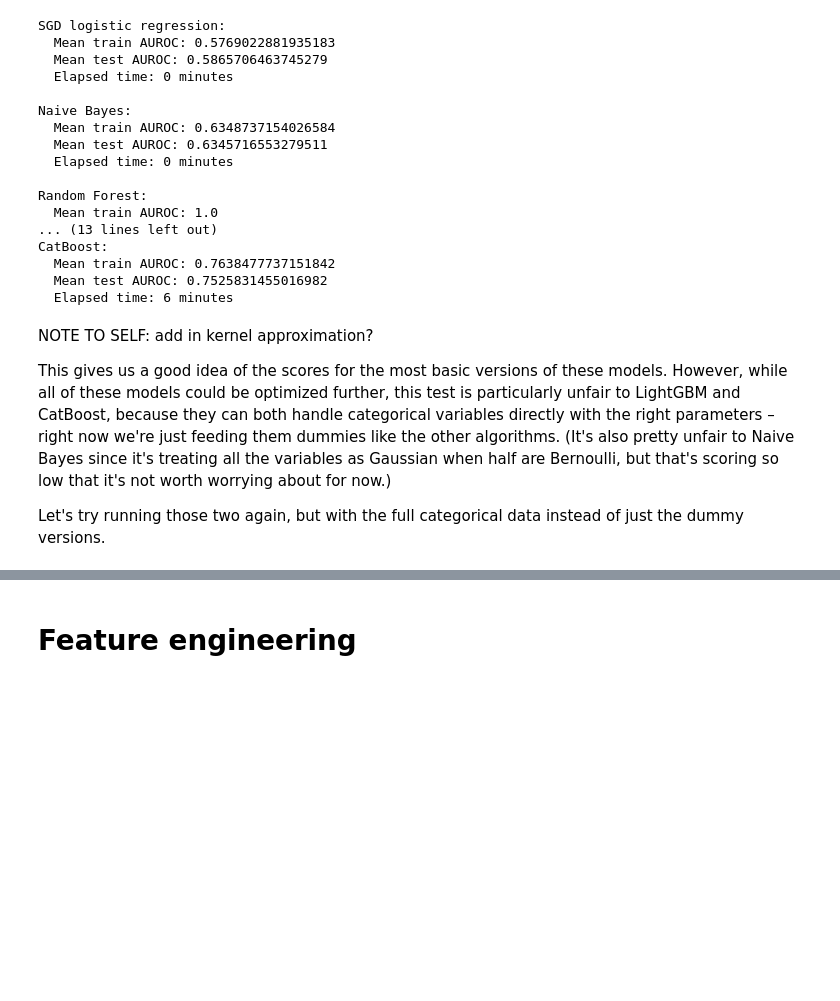
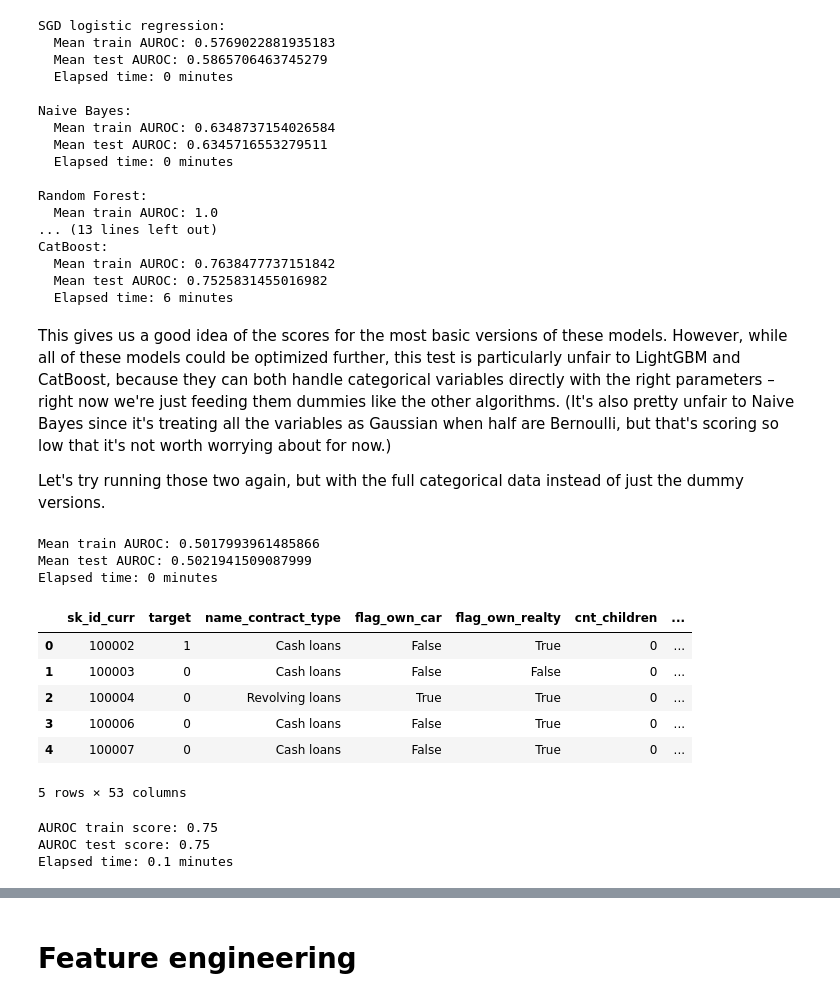
Before and after one commit to wwwslinger/drills, a Jupyter notebook: Thinkful/drills/Supervised Learning Capstone.ipynb, the cells around one changed output, grey strips where cells are left out. Saved outputs shown, nothing was run; the diff lists cells and outputs as text; code cells hidden in the pictures; blank space fills up the shorter version.

```diff
--- a/Thinkful/drills/Supervised Learning Capstone.ipynb
+++ b/Thinkful/drills/Supervised Learning Capstone.ipynb
@@ -286,8 +289,8 @@ redundant_cols = ['housing_null_count',
 apps_df.drop(redundant_cols, axis=1, inplace=True)
 apps_small_df.drop(redundant_cols, axis=1, inplace=True)
 # %%
-apps_df = pd.read_csv('apps_df.csv', index_col=0)
-apps_small_df = pd.read_csv('apps_small_df.csv', index_col=0)
+# apps_df = pd.read_csv('apps_df.csv', index_col=0)
+# apps_small_df = pd.read_csv('apps_small_df.csv', index_col=0)
 # %% [markdown]
 ### Encoding categorical variables
 
@@ -434,8 +438,6 @@ CatBoost:
   Mean test AUROC: 0.7525831455016982
   Elapsed time: 6 minutes
 # %% [markdown]
-NOTE TO SELF: add in kernel approximation?
-
 This gives us a good idea of the scores for the most basic versions of these models.  However, while all of these models could be optimized further, this test is particularly unfair to LightGBM and CatBoost, because they can both handle categorical variables directly with the right parameters – right now we're just feeding them dummies like the other algorithms.  (It's also pretty unfair to Naive Bayes since it's treating all the variables as Gaussian when half are Bernoulli, but that's scoring so low that it's not worth worrying about for now.)
 
 Let's try running those two again, but with the full categorical data instead of just the dummy versions.
@@ -476,0 +449,60 @@ print("Elapsed time:", round((time()-start)/60), 'minutes')
+# %%
+from sklearn.kernel_approximation import RBFSampler
+from sklearn.linear_model import SGDClassifier
+# http://scikit-learn.org/stable/modules/kernel_approximation.html
+
+rbf_sampler = RBFSampler(n_components=140)
+X_rbf = rbf_sampler.fit_transform(X_sm_encoded)
+sgd = SGDClassifier(alpha=.0001, random_state=11)
+testModel(sgd, X_rbf)
+# %% [output]
+Mean train AUROC: 0.5017993961485866
+Mean test AUROC: 0.5021941509087999
+Elapsed time: 0 minutes
+# %%
+apps_small_df.head()
+# %% [output]
+|  | sk_id_curr | target | name_contract_type | flag_own_car | flag_own_realty | cnt_children | ... |
+| 0 | 100002 | 1 | Cash loans | False | True | 0 | ... |
+| 1 | 100003 | 0 | Cash loans | False | False | 0 | ... |
+| 2 | 100004 | 0 | Revolving loans | True | True | 0 | ... |
+| 3 | 100006 | 0 | Cash loans | False | True | 0 | ... |
+| 4 | 100007 | 0 | Cash loans | False | True | 0 | ... |
+5 rows × 53 columns
+# %%
+from sklearn.model_selection import train_test_split
+from sklearn.metrics import roc_auc_score
+
+# LightGBM can process categorical cols IF they have integer values AND are explicitly declared in parameters
+
+# first, create dataframe with all categorical cols integer-encoded and generate a list of the names
+X_num_encoded = apps_small_df.copy()
+X_cat_indices = []
+for colname in X_num_encoded:
+    if X_num_encoded.dtypes[colname]=='object':
+        X_cat_indices.append(list(X_num_encoded.columns).index(colname))
+        X_num_encoded[colname] = mean_seq_encode(colname, 'target', X_num_encoded)
+
+X_num_encoded.drop('target', axis=1, inplace=True) # shifts the indices above, hence the ind-1 offset in next line
+X_cat_indices = [ind-1 for ind in X_cat_indices]
+
+# then create LightGBM-specific datasets with the categorical cols explicitly declared
+X_num_train, X_num_test, y_train, y_test = train_test_split(X_num_encoded, y, test_size = 1/3)
+lgbm_train = lightgbm.Dataset(X_num_train, label=y_train, categorical_feature=X_cat_indices)
+lgbm_test = lightgbm.Dataset(X_num_test, label=y_test, categorical_feature=X_cat_indices)
+
+# then test LightGBM on this dataset
+start = time()
+lgbmc = lgb.train({},lgbm_train)
+y_train_pred = lgbmc.predict(X_num_train)
+y_test_pred = lgbmc.predict(X_num_test)
+train_score = round(roc_auc_score(y_train, y_train_pred), 4)
+test_score = round(roc_auc_score(y_test, y_test_pred), 4)
+etime = round((time()-start)/60, 1)
+print("AUROC train score:", score)
+print("AUROC test score:", score)
+print("Elapsed time:", etime, "minutes")
+# %% [output]
+AUROC train score: 0.75
+AUROC test score: 0.75
+Elapsed time: 0.1 minutes
```
Also changed, not shown: parts of 22 cells of this notebook, 2 other files.
